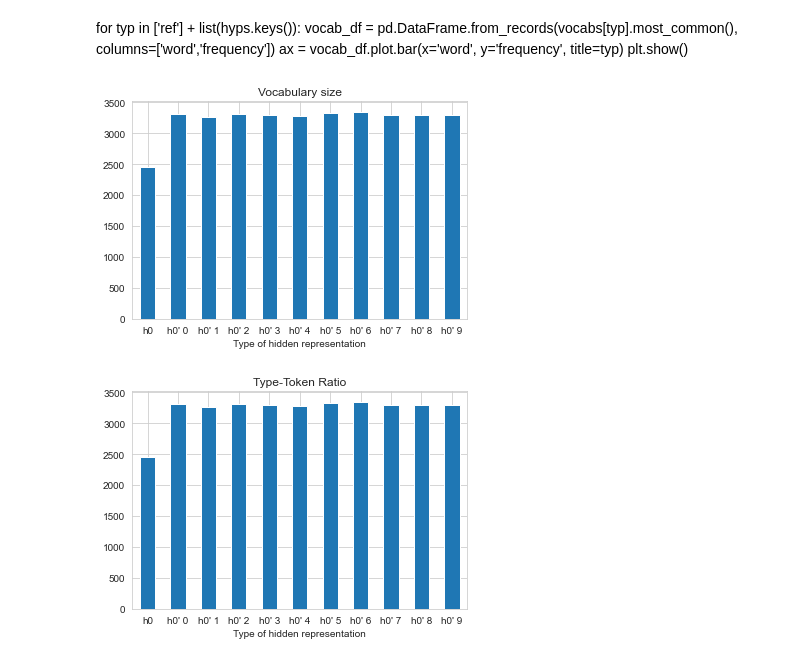
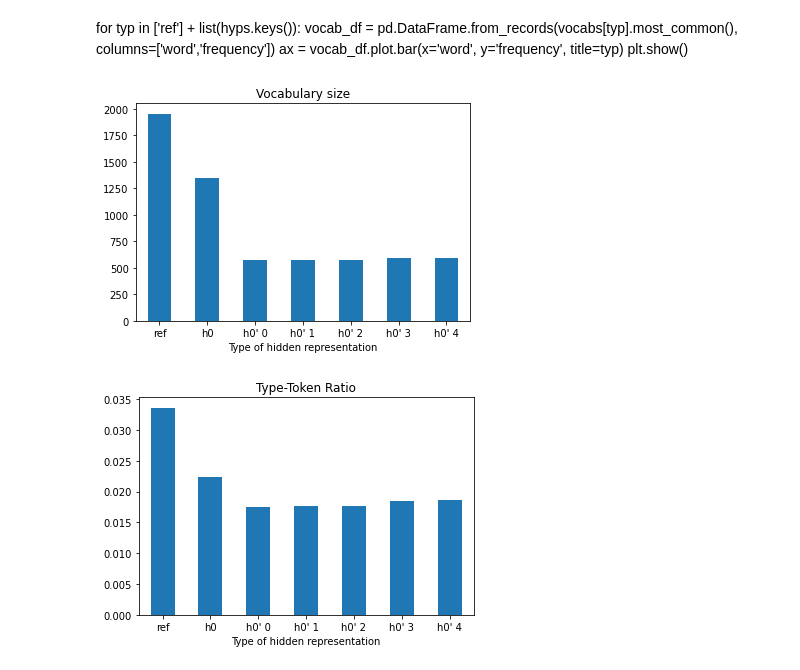
Before and after one commit to nicofirst1/speaker-adaptation, a Jupyter notebook: src/analysis/vocab_analysis.ipynb, the cells around one changed output. Saved outputs shown, nothing was run; the diff lists cells and outputs as text; code cells hidden in the pictures.

```diff
--- a/src/analysis/vocab_analysis.ipynb
+++ b/src/analysis/vocab_analysis.ipynb
@@ -5,21 +5,25 @@ import numpy as np
 from matplotlib import pyplot as plt
 from scipy.optimize import minimize_scalar
 # %%
-df = pd.concat([
-    pd.read_csv('/Users/mario/code/pb_speaker_adaptation/src/analysis/adaptive_test_4july/adaptive_speak_test_out_domain_appliances.csv', error_bad_lines=False, warn_bad_lines=True),
-    pd.read_csv('/Users/mario/code/pb_speaker_adaptation/src/analysis/adaptive_test_4july/adaptive_speak_test_out_domain_food.csv', error_bad_lines=False, warn_bad_lines=True),
-    pd.read_csv('/Users/mario/code/pb_speaker_adaptation/src/analysis/adaptive_test_4july/adaptive_speak_test_out_domain_indoor.csv', error_bad_lines=False, warn_bad_lines=True),
-    pd.read_csv('/Users/mario/code/pb_speaker_adaptation/src/analysis/adaptive_test_4july/adaptive_speak_test_out_domain_outdoor.csv', error_bad_lines=False, warn_bad_lines=True),
-    pd.read_csv('/Users/mario/code/pb_speaker_adaptation/src/analysis/adaptive_test_4july/adaptive_speak_test_out_domain_vehicles.csv', error_bad_lines=False, warn_bad_lines=True)
+_df = pd.concat([
+    pd.read_csv('/Users/mario/code/pb_speaker_adaptation/src/analysis/adaptive_speak_test_out_domain_22sept/appliances.csv', error_bad_lines=False, warn_bad_lines=True),
+    pd.read_csv('/Users/mario/code/pb_speaker_adaptation/src/analysis/adaptive_speak_test_out_domain_22sept/food.csv', error_bad_lines=False, warn_bad_lines=True),
+#     pd.read_csv('/Users/mario/code/pb_speaker_adaptation/src/analysis/adaptive_test_4july/adaptive_speak_test_out_domain_indoor.csv', error_bad_lines=False, warn_bad_lines=True),
+#     pd.read_csv('/Users/mario/code/pb_speaker_adaptation/src/analysis/adaptive_test_4july/adaptive_speak_test_out_domain_outdoor.csv', error_bad_lines=False, warn_bad_lines=True),
+#     pd.read_csv('/Users/mario/code/pb_speaker_adaptation/src/analysis/adaptive_test_4july/adaptive_speak_test_out_domain_vehicles.csv', error_bad_lines=False, warn_bad_lines=True)
 ])
 
 # pd.to_numeric(df['target domain'], errors='coerce')
 
-print('target domain   :', df['target domain'].unique())
-print('listener domain :', df['listener domain'].unique())
-print('simulator domain:', df['simulator domain'].unique())
-df = df.dropna()
-print('Data points:', len(df))
+print('target domain   :', _df['target domain'].unique())
+print('listener domain :', _df['listener domain'].unique())
+print('simulator domain:', _df['interpreter domain'].unique())
+_df = _df.dropna()
+print('Data points:', len(_df))
 
-df.head(5)
+id_df = _df[(_df['target domain'] == _df['listener domain'])]
+ood_df = _df[(_df['target domain'] != _df['listener domain'])]
+
+df = ood_df
+df.head(2)
 # %% [output]
@@ -58,6 +70,6 @@ S = 10
 # %%
-df = df[df['target domain'] != df['listener domain']]
+# df = df[df['target domain'] != df['listener domain']]
 df = df[df['listener domain'] != 'all']
-df = df[df['simulator domain'] != 'all']
+df = df[df['interpreter domain'] != 'all']
 print('OOD data points:', len(df))
 # %% [output]
@@ -81,11 +96,11 @@ hyps = {
     "h0' 2": df['adapted utt s2'].tolist(),
     "h0' 3": df['adapted utt s3'].tolist(),
     "h0' 4": df['adapted utt s4'].tolist(),
-    "h0' 5": df['adapted utt s5'].tolist(),
-    "h0' 6": df['adapted utt s6'].tolist(),
-    "h0' 7": df['adapted utt s7'].tolist(),
-    "h0' 8": df['adapted utt s8'].tolist(),
-    "h0' 9": df['adapted utt s9'].tolist(),
+#     "h0' 5": df['adapted utt s5'].tolist(),
+#     "h0' 6": df['adapted utt s6'].tolist(),
+#     "h0' 7": df['adapted utt s7'].tolist(),
+#     "h0' 8": df['adapted utt s8'].tolist(),
+#     "h0' 9": df['adapted utt s9'].tolist(),
 }
 # %%
 vocabs = defaultdict(lambda: Counter())
@@ -140,17 +150,17 @@ for typ in ['ref'] + list(hyps.keys()):
     ax = vocab_df.plot.bar(x='word', y='frequency', title=typ)
     plt.show()
 # %%
-types = list(hyps.keys())
+types = ['ref'] + list(hyps.keys())
 
 size_df = pd.DataFrame({
     'Type of hidden representation': types,
     'Vocab size': [len(vocabs[x]) for x in types]
 })
 
 ax = size_df.plot.bar(x='Type of hidden representation', y='Vocab size', rot=0, title='Vocabulary size')
 plt.legend().remove()
 # %% [output]
-[figure, old version]
+[figure, new version]
 # %%
 ttr = []
 for typ in types:
@@ -161,7 +171,7 @@ ttr_df = pd.DataFrame({
     'ttr': ttr
 })
 
-ax = size_df.plot.bar(x='Type of hidden representation', y='Vocab size', rot=0, title='Type-Token Ratio')
+ax = ttr_df.plot.bar(x='Type of hidden representation', y='ttr', rot=0, title='Type-Token Ratio')
 plt.legend().remove()
 # %% [output]
-[figure, old version]
+[figure, new version]
```
Also changed, not shown: parts of 7 cells of this notebook, 4 other files.
